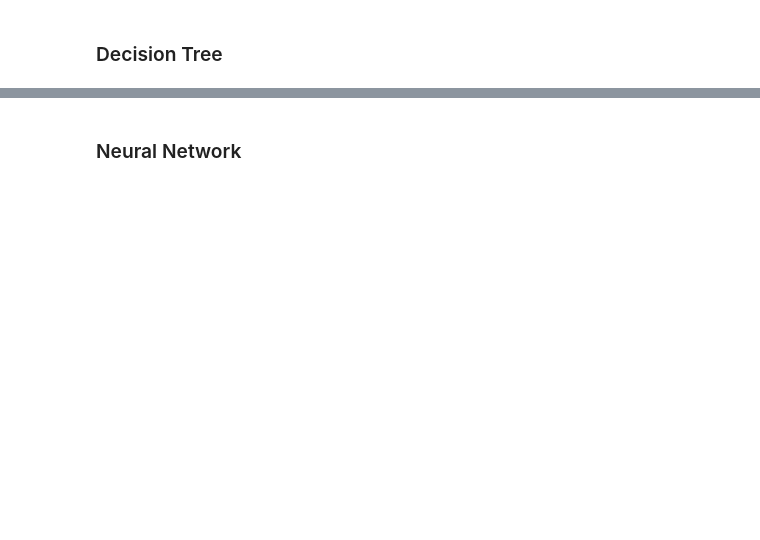
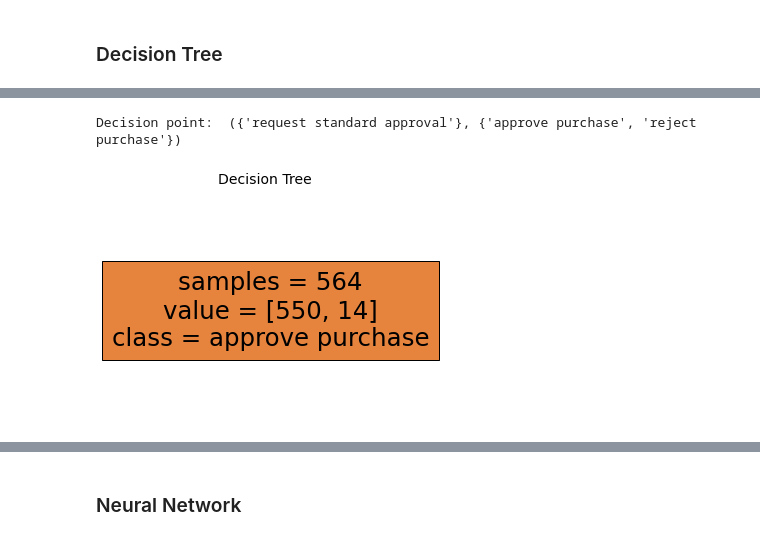
Before and after one commit to aarkue/eXdpn, a Jupyter notebook: qualitative_analysis/qualitative_analysis_timebaseddiscount.ipynb, the cells around one changed output, grey strips where cells are left out. Saved outputs shown, nothing was run; the diff lists cells and outputs as text; code cells hidden in the pictures; blank space fills up the shorter version.

Commit message:
updated guard info

```diff
--- a/qualitative_analysis/qualitative_analysis_timebaseddiscount.ipynb
+++ b/qualitative_analysis/qualitative_analysis_timebaseddiscount.ipynb
@@ -78,8 +109,11 @@ if dt_guard.is_explainable():
 # %%
-print("Decision point: ", decision_points[1])
-dt_guard = dpn_time_based_discount.guard_manager_per_place[decision_points[1]].guards_list[ML_Technique.DT]
+print("Decision point: ", decision_points[2])
+dt_guard = dpn_time_based_discount.guard_manager_per_place[decision_points[2]].guards_list[ML_Technique.DT]
 if dt_guard.is_explainable():
     dt_guard.get_explainable_representation()
+# %% [output]
+Decision point:  ({'request standard approval'}, {'approve purchase', 'reject purchase'})
+[figure, added]
 # %%
 print("Decision point: ", decision_points[3])
 dt_guard = dpn_time_based_discount.guard_manager_per_place[decision_points[3]].guards_list[ML_Technique.DT]
```
Also changed, not shown: parts of 20 cells of this notebook, 4 other files.
